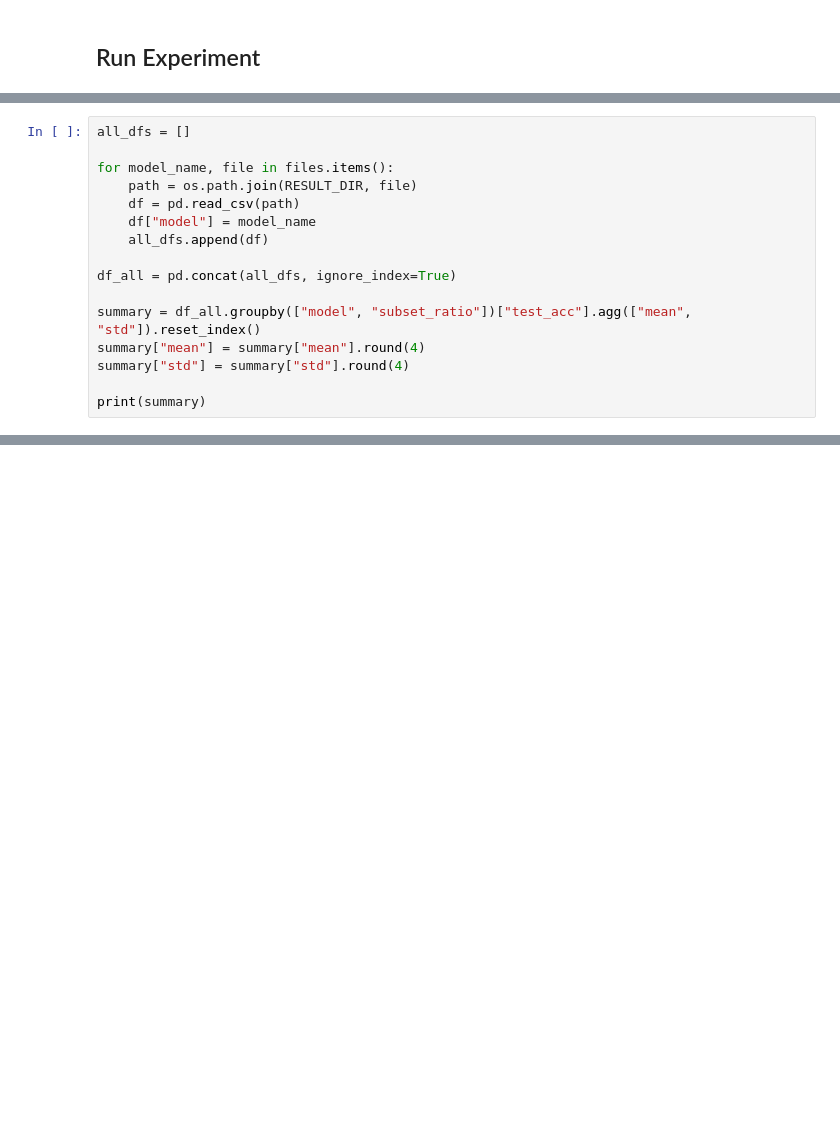
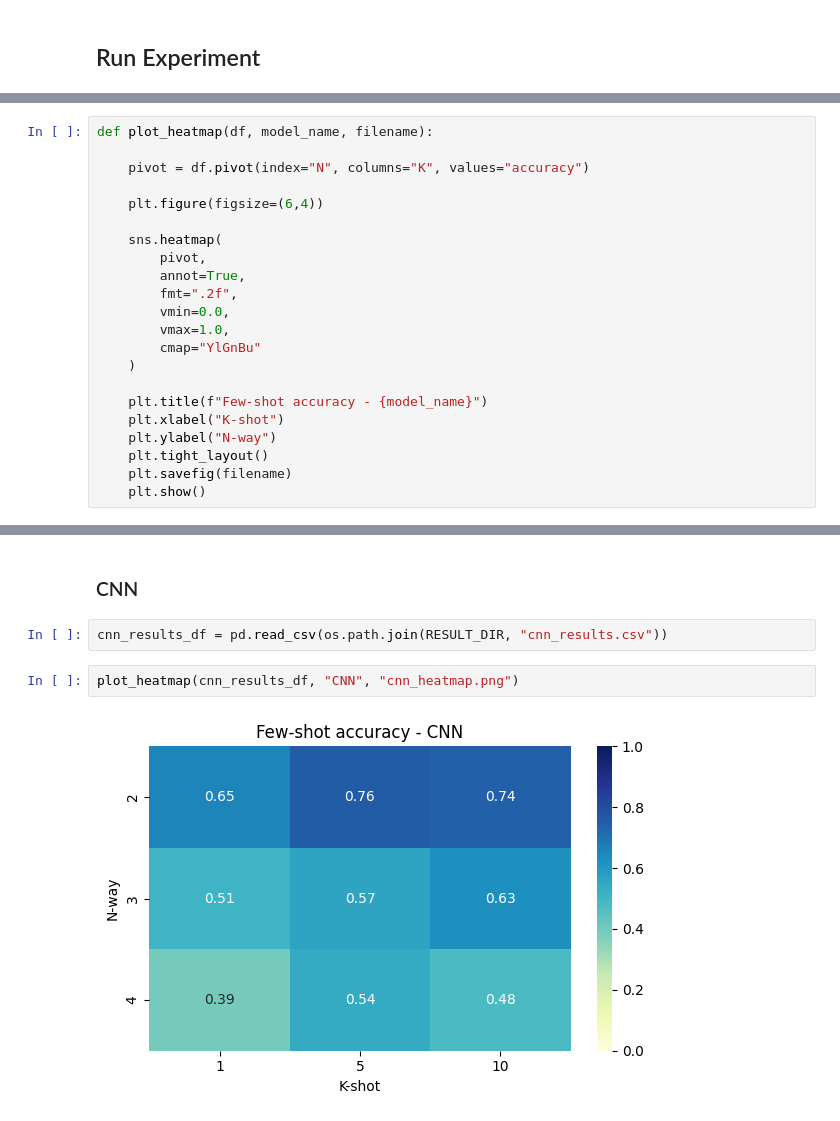
Before and after one commit to malgosiam2/DeepLearningProject1, a Jupyter notebook: notebooks/few_shot_learning.ipynb, the cells around one changed output, grey strips where cells are left out. Drawn from its saved outputs; the diff is of its cells as text; blank space fills up the shorter version.

```diff
--- a/notebooks/few_shot_learning.ipynb
+++ b/notebooks/few_shot_learning.ipynb
@@ -865,16 +395,0 @@ plt.savefig(fig_path)
-# %%
-all_dfs = []
-
-for model_name, file in files.items():
-    path = os.path.join(RESULT_DIR, file)
-    df = pd.read_csv(path)
-    df["model"] = model_name
-    all_dfs.append(df)
-
-df_all = pd.concat(all_dfs, ignore_index=True)
-
-summary = df_all.groupby(["model", "subset_ratio"])["test_acc"].agg(["mean", "std"]).reset_index()
-summary["mean"] = summary["mean"].round(4)
-summary["std"] = summary["std"].round(4)
-
-print(summary)
@@ -894,0 +508,22 @@ print(summary)
+# %%
+def plot_heatmap(df, model_name, filename):
+
+    pivot = df.pivot(index="N", columns="K", values="accuracy")
+
+    plt.figure(figsize=(6,4))
+
+    sns.heatmap(
+        pivot,
+        annot=True,
+        fmt=".2f",
+        vmin=0.0,
+        vmax=1.0,
+        cmap="YlGnBu"
+    )
+
+    plt.title(f"Few-shot accuracy - {model_name}")
+    plt.xlabel("K-shot")
+    plt.ylabel("N-way")
+    plt.tight_layout()
+    plt.savefig(filename)
+    plt.show()
@@ -894,0 +544,8 @@ print(summary)
+# %% [markdown]
+### CNN
+# %%
+cnn_results_df = pd.read_csv(os.path.join(RESULT_DIR, "cnn_results.csv"))
+# %%
+plot_heatmap(cnn_results_df, "CNN", "cnn_heatmap.png")
+# %% [output]
+[figure, added]
```
Also changed, not shown: parts of 54 cells of this notebook, 3 other files.
